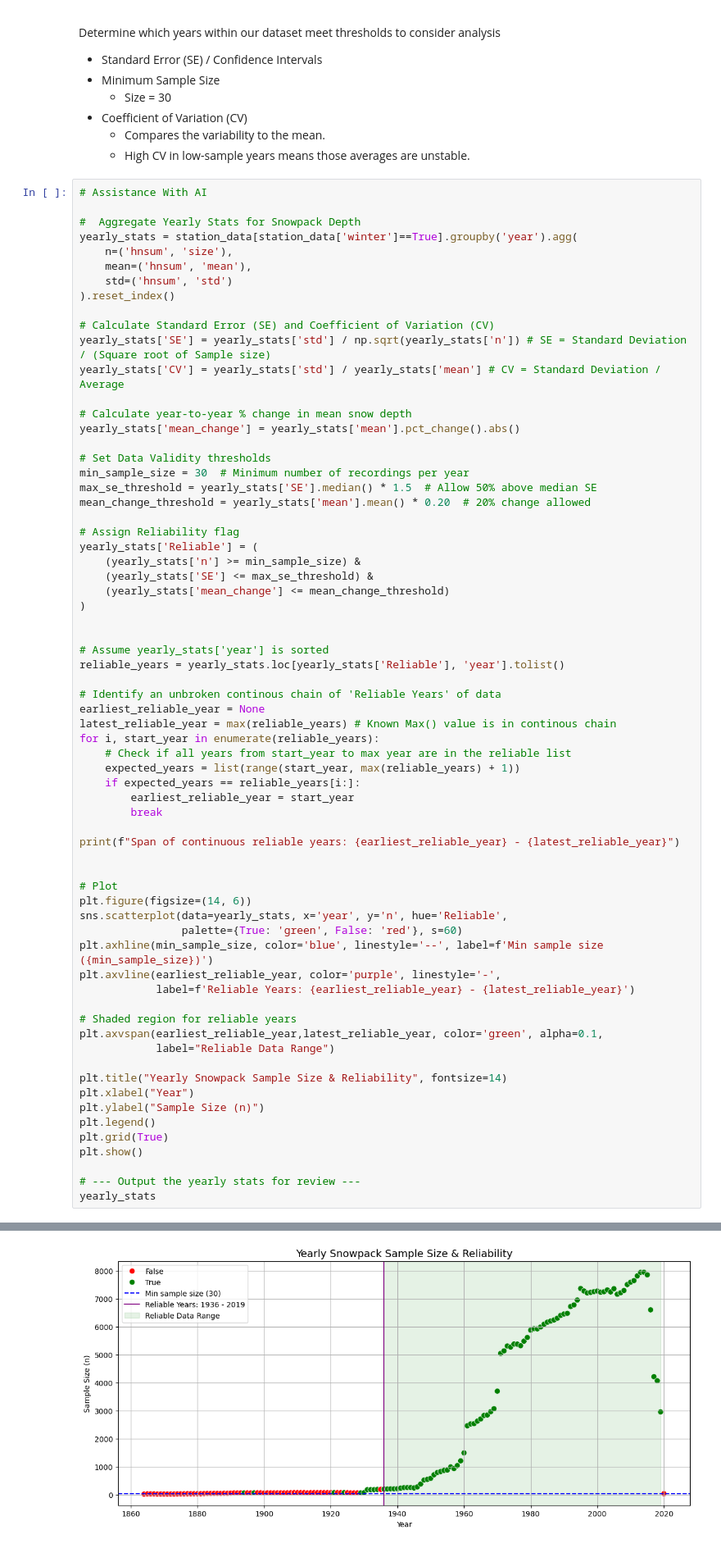
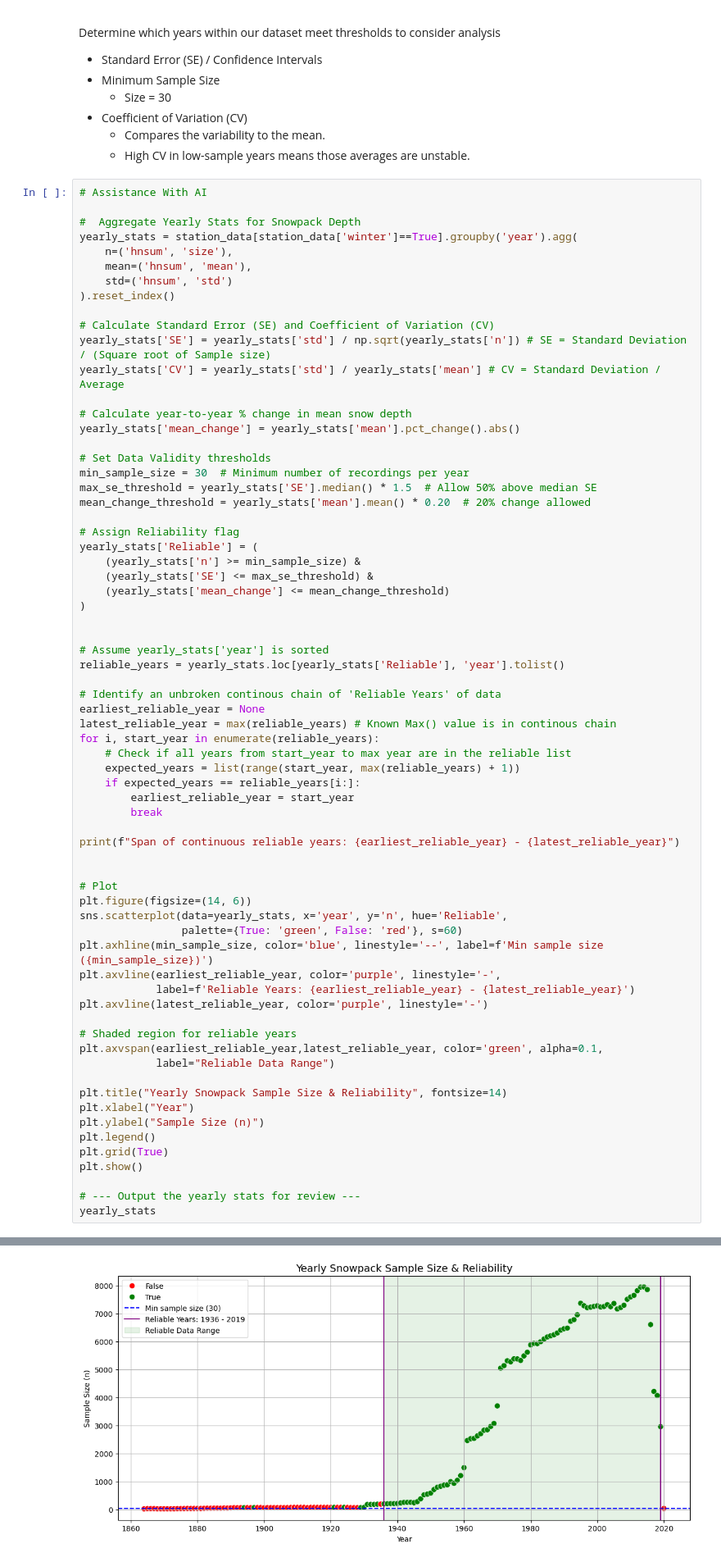
Before and after one commit to Mitch-P-Analyst/Europe_Snowpack_Depths, a Jupyter notebook: Part_2_EDA.ipynb, the cells around one changed output, grey strips where cells are left out. Shown at 82% size. Drawn from its saved outputs; the diff is of its cells as text.

```diff
--- a/Part_2_EDA.ipynb
+++ b/Part_2_EDA.ipynb
@@ -218,34 +226,35 @@ for i, start_year in enumerate(reliable_years):
     if expected_years == reliable_years[i:]:
         earliest_reliable_year = start_year
         break
 
 print(f"Span of continuous reliable years: {earliest_reliable_year} - {latest_reliable_year}")
 
 
 # Plot
 plt.figure(figsize=(14, 6))
 sns.scatterplot(data=yearly_stats, x='year', y='n', hue='Reliable',
                 palette={True: 'green', False: 'red'}, s=60)
 plt.axhline(min_sample_size, color='blue', linestyle='--', label=f'Min sample size ({min_sample_size})')
 plt.axvline(earliest_reliable_year, color='purple', linestyle='-',
             label=f'Reliable Years: {earliest_reliable_year} - {latest_reliable_year}')
+plt.axvline(latest_reliable_year, color='purple', linestyle='-')
 
 # Shaded region for reliable years
 plt.axvspan(earliest_reliable_year,latest_reliable_year, color='green', alpha=0.1,
             label="Reliable Data Range")
 
 plt.title("Yearly Snowpack Sample Size & Reliability", fontsize=14)
 plt.xlabel("Year")
 plt.ylabel("Sample Size (n)")
 plt.legend()
 plt.grid(True)
 plt.show()
 
 # --- Output the yearly stats for review ---
 yearly_stats
 # %% [output]
 Span of continuous reliable years: 1936 - 2019
-[figure, old version]
+[figure, new version]
 |  | year | n | mean | std | SE | CV | mean_change | Reliable |
 | 0 | 1864 | 15 | 23.733333 | 34.722300 | 8.965259 | 1.463018 | NaN | False |
 | 1 | 1865 | 23 | 27.956522 | 36.283578 | 7.565649 | 1.297857 | 0.177943 | False |
```
Also changed, not shown: parts of 20 cells of this notebook.
